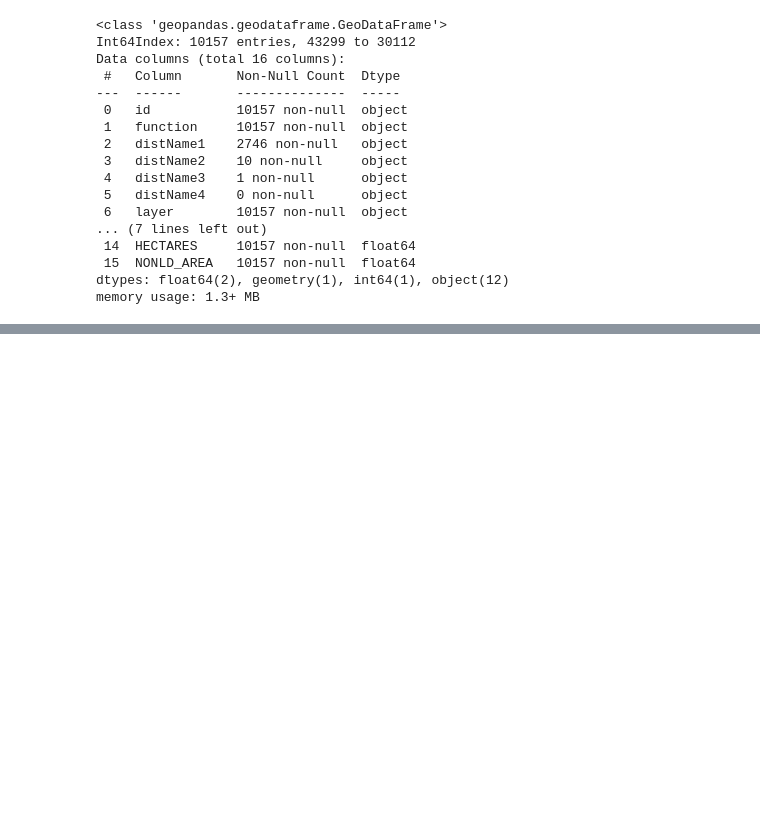
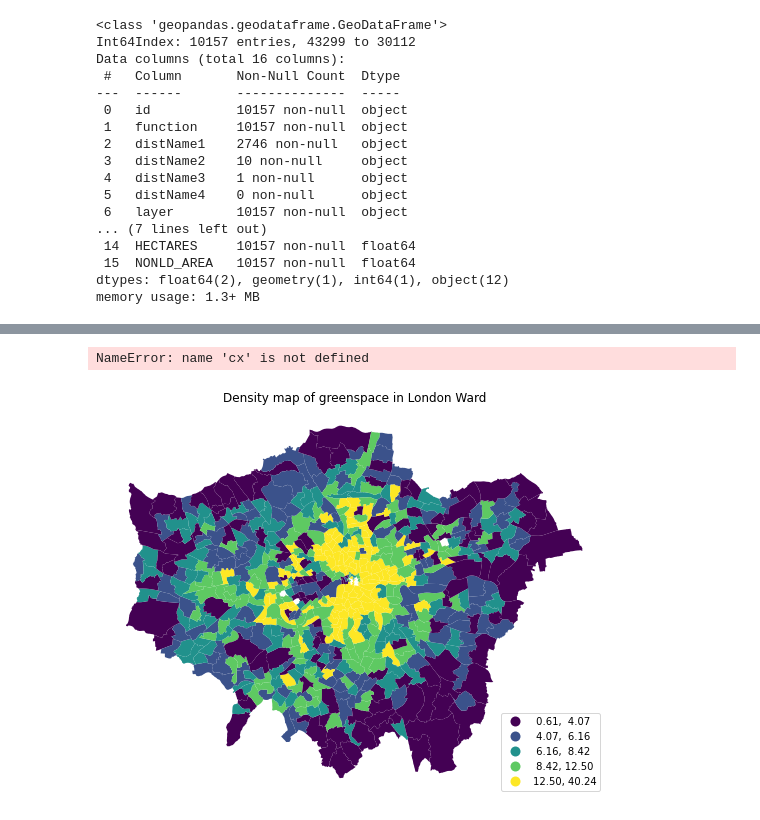
Before and after one commit to JinJiang22/fsds_GroupWork, a Jupyter notebook: greenspace.ipynb, the cells around one changed output, grey strips where cells are left out. Cells and saved outputs as stored; diff of their text form; code cells hidden in the pictures; blank space fills up the shorter version.

```diff
--- a/greenspace.ipynb
+++ b/greenspace.ipynb
@@ -349,0 +433,3 @@ plt.show()
+# %%
+greenspace_area["total_area"] = greenspace_area['geometry'].area
+greenspace_area.head(5)
@@ -349,0 +456,9 @@ plt.show()
+# %%
+# Assign counts into a table of its own
+# and joins it to the areas table
+ward = londonward.join(
+    pd.DataFrame({"greenspace_ward": greenspace_total_area}),
+    on="GSS_CODE"
+)
+
+ward.head(5)
@@ -551,0 +643,5 @@ air_gdf[['id','restaurants']].head(5)
+# %%
+# Calculating greenspace density
+ward["greenspace_density"] = ward["greenspace_count"] / ward["area_sqm"]
+
+ward.head(5)
@@ -551,0 +655,30 @@ air_gdf[['id','restaurants']].head(5)
+# %%
+# Let’s first calculate the area in Sq. metres of each administrative delineation:
+ward["area_sqm"] = ward.to_crs(epsg=27700).area * 1e-6
+# %%
+# Plot the density map
+# Set up figure and axis
+f, ax = plt.subplots(1, figsize=(9, 9))
+# Plot the equal interval choropleth and add a legend
+ward.plot(
+    column='greenspace_density',
+    scheme='quantiles',
+    ax=ax,
+    legend=True,
+    legend_kwds={"loc": 4}
+)
+# Remove the axes
+ax.set_axis_off()
+# Set the title
+ax.set_title("Density map of greenspace in London Ward")
+# Add dark basemap
+cx.add_basemap(
+    ax,
+    crs="EPSG:27700",
+    source=cx.providers.CartoDB.DarkMatterNoLabels
+)
+# Draw map
+plt.show()
+# %% [output]
+NameError: name 'cx' is not defined
+[figure, added]
```
Also changed, not shown: parts of 43 cells of this notebook, 5 other files.
